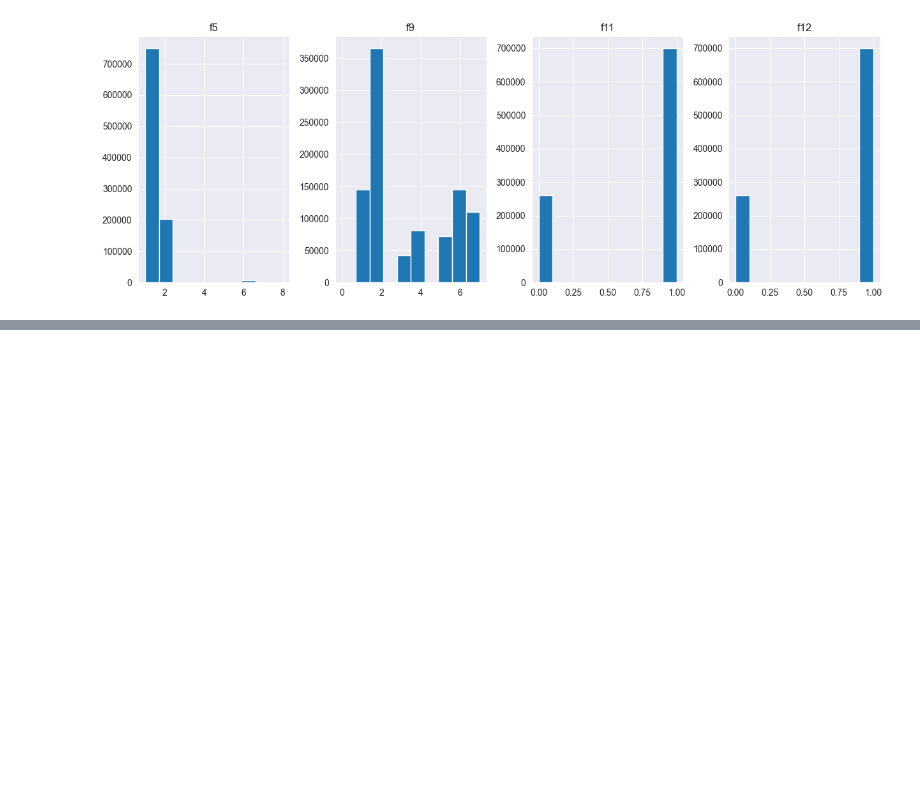
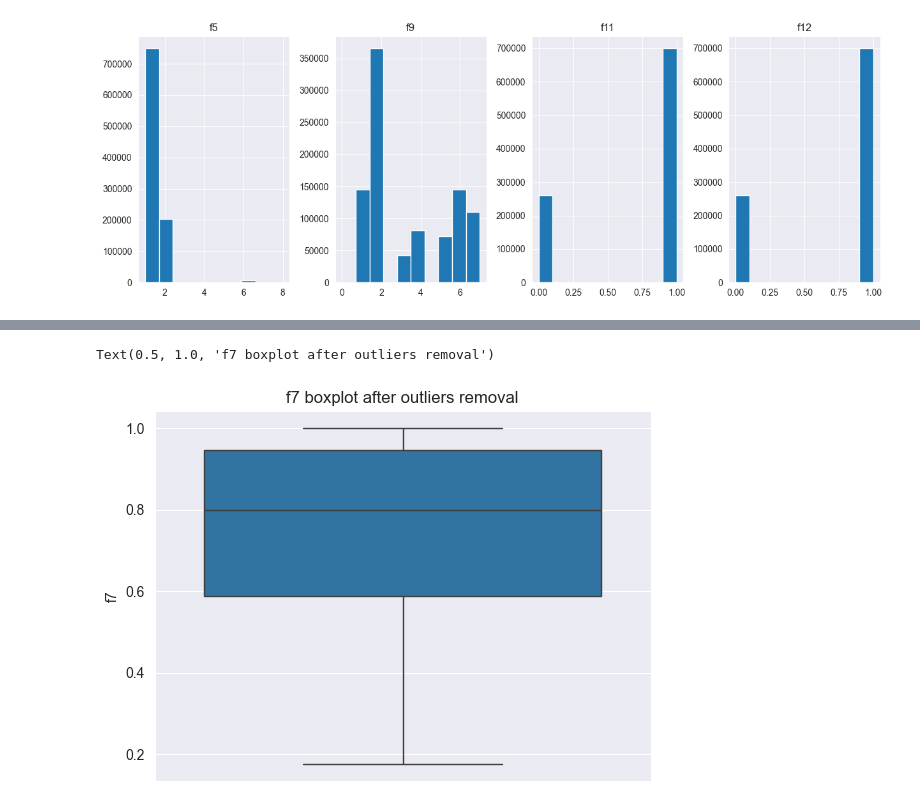
Before and after one commit to ram333n/machine-learning, a Jupyter notebook: lab.ipynb, the cells around one changed output, grey strips where cells are left out. Drawn from its saved outputs; the diff is of its cells as text; code cells hidden in the pictures; blank space fills up the shorter version.

Commit message:
Add removing outliers, try using random forest classifier

```diff
--- a/lab.ipynb
+++ b/lab.ipynb
@@ -147,0 +167,13 @@ plot_corr_matrix(df)
+# %%
+def remove_outliers_by_boxplot(df_input, f_name):
+    q1 = df_input[f_name].quantile(0.25)
+    q3 = df_input[f_name].quantile(0.75)
+    iqr = q3 - q1
+
+    return df_input[(df_input[f_name] >= q1 - 1.5 * iqr) & (df_input[f_name] <= q3 + 1.5 * iqr)]
+
+df = remove_outliers_by_boxplot(df, 'f7')
+sns.boxplot(df['f7']).set_title('f7 boxplot after outliers removal')
+# %% [output]
+Text(0.5, 1.0, 'f7 boxplot after outliers removal')
+[figure, added]
```
Also changed, not shown: parts of 17 cells of this notebook.
